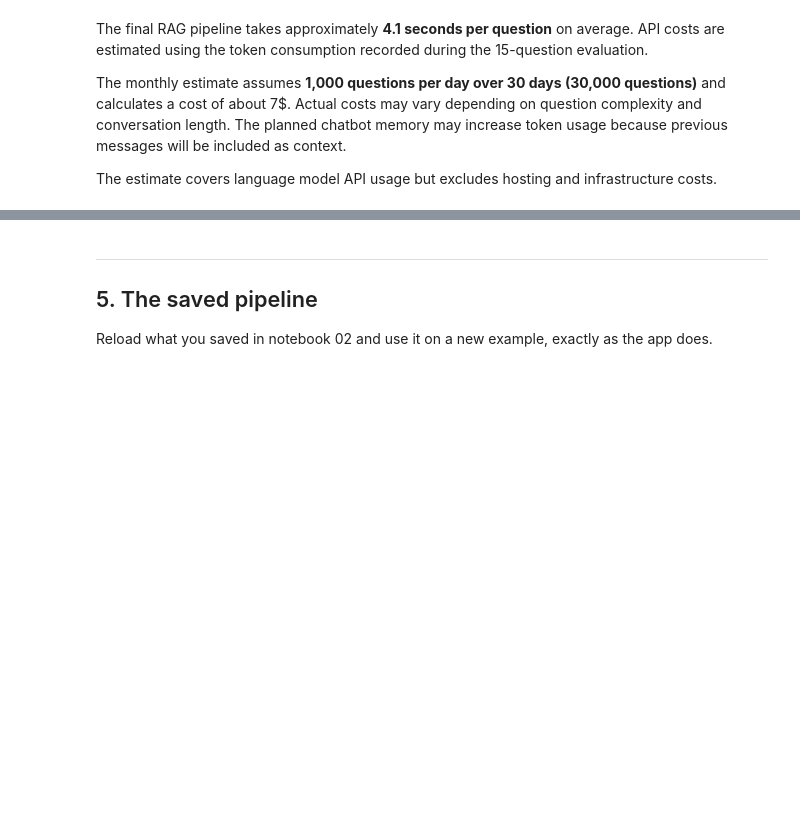
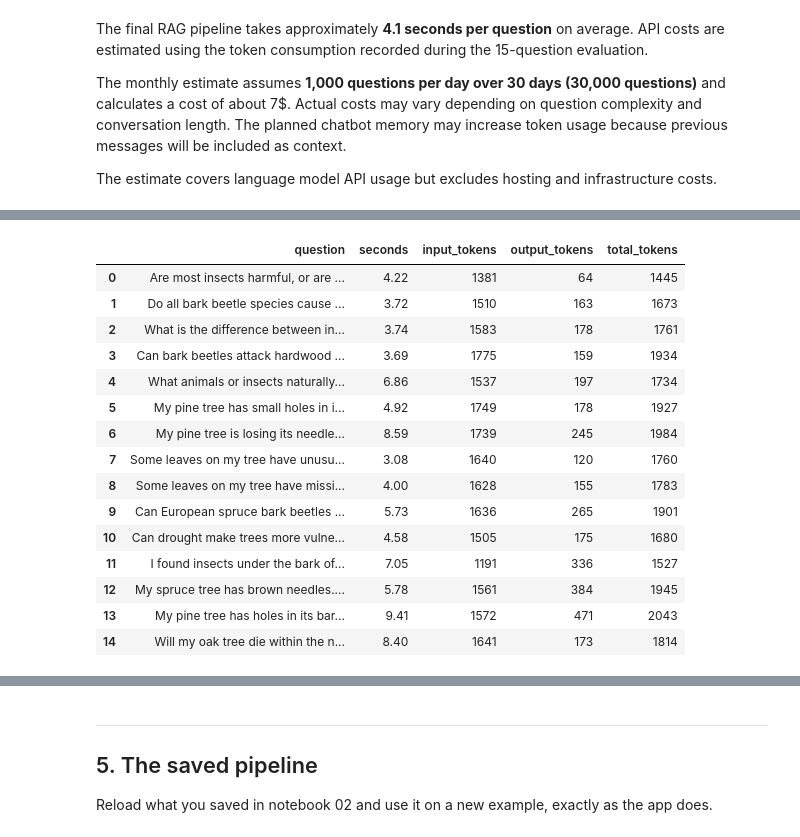
Before and after one commit to zoedoucet/project-3-ai-product, a Jupyter notebook: notebooks/03_evaluate.ipynb, the cells around one changed output, grey strips where cells are left out. Saved outputs shown, nothing was run; the diff lists cells and outputs as text; code cells hidden in the pictures; blank space fills up the shorter version.

```diff
--- a/notebooks/03_evaluate.ipynb
+++ b/notebooks/03_evaluate.ipynb
@@ -609,0 +619,49 @@ The estimate covers language model API usage but excludes hosting and infrastruc
+# %%
+improved_measurements = []
+
+for question in eval_df["question"]:
+    start = time.perf_counter()
+
+    results = search_chroma(
+        question=question,
+        model=model,
+        collection=collection,
+        k=config["k"])
+
+    prompt = build_prompt(question, results)
+
+    response = generate_answer(
+        prompt,
+        openai_client,
+        model_name=config["llm_model"],
+        return_usage=True)
+
+    elapsed = time.perf_counter() - start
+
+    improved_measurements.append({
+        "question": question,
+        "seconds": round(elapsed, 2),
+        "input_tokens": response["input_tokens"],
+        "output_tokens": response["output_tokens"],
+        "total_tokens": response["total_tokens"]})
+
+improved_results_df = pd.DataFrame(improved_measurements)
+
+display(improved_results_df)
+# %% [output]
+|  | question | seconds | input_tokens | output_tokens | total_tokens |
+| 0 | Are most insects harmful, or are ... | 4.22 | 1381 | 64 | 1445 |
+| 1 | Do all bark beetle species cause ... | 3.72 | 1510 | 163 | 1673 |
+| 2 | What is the difference between in... | 3.74 | 1583 | 178 | 1761 |
+| 3 | Can bark beetles attack hardwood ... | 3.69 | 1775 | 159 | 1934 |
+| 4 | What animals or insects naturally... | 6.86 | 1537 | 197 | 1734 |
+| 5 | My pine tree has small holes in i... | 4.92 | 1749 | 178 | 1927 |
+| 6 | My pine tree is losing its needle... | 8.59 | 1739 | 245 | 1984 |
+| 7 | Some leaves on my tree have unusu... | 3.08 | 1640 | 120 | 1760 |
+| 8 | Some leaves on my tree have missi... | 4.00 | 1628 | 155 | 1783 |
+| 9 | Can European spruce bark beetles ... | 5.73 | 1636 | 265 | 1901 |
+| 10 | Can drought make trees more vulne... | 4.58 | 1505 | 175 | 1680 |
+| 11 | I found insects under the bark of... | 7.05 | 1191 | 336 | 1527 |
+| 12 | My spruce tree has brown needles.... | 5.78 | 1561 | 384 | 1945 |
+| 13 | My pine tree has holes in its bar... | 9.41 | 1572 | 471 | 2043 |
+| 14 | Will my oak tree die within the n... | 8.40 | 1641 | 173 | 1814 |
```
Also changed, not shown: parts of 5 cells of this notebook, 1 other file.
